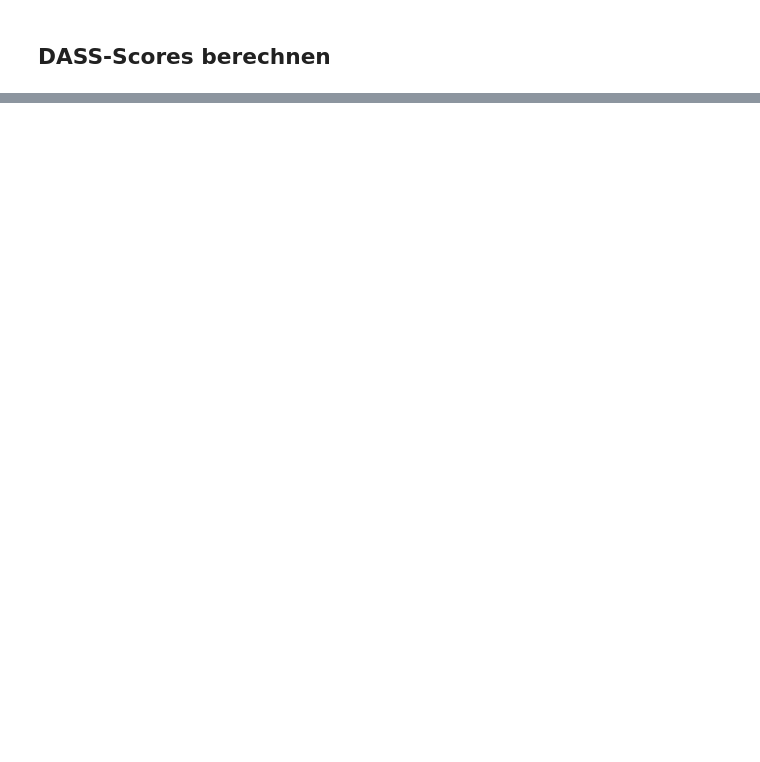
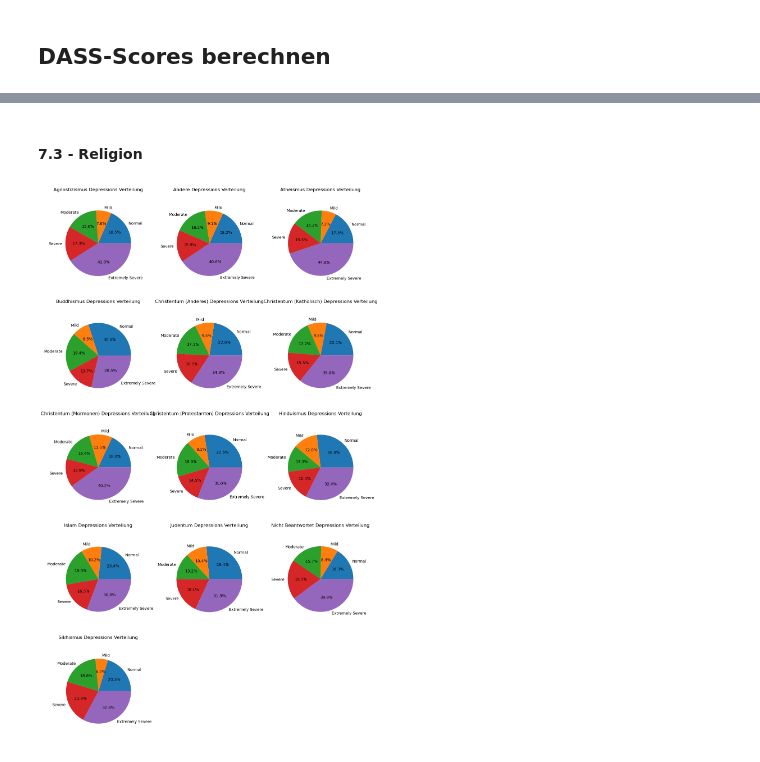
Before and after one commit to wi21b030/Mental-Health, a Jupyter notebook: Mental-Health.ipynb, the cells around one changed output, grey strips where cells are left out. Drawn from its saved outputs; the diff is of its cells as text; code cells hidden in the pictures; blank space fills up the shorter version.

```diff
--- a/Mental-Health.ipynb
+++ b/Mental-Health.ipynb
@@ -225,8 +277,7 @@ plt.show()
 ### Religion
 Es wird untersucht, wie das Religionsbekenntnis unter den Befragten verteilt ist. In einem ersten Schritt werden die Daten einfach ausgegeben.
 # %%
-religions = data['religion'].map({1:'Agnostiker',2:'Atheisten', 3:'Buddhisten', 4:'Christen(Katholisch)',
-            5:'Christ(Mormonen)',6: 'Christen(Protestanten)', 7:'Christen(Anderes)', 8:'Hindus',9: 'Juden', 10:'Muslime', 11:'Sikh',12: 'Andere'})
-
+religions = data['religion'].map({0:'Nicht Beantwortet', 1:'Agnostizismus',2:'Atheismus', 3:'Buddhismus', 4:'Christentum (Katholisch)',
+            5:'Christentum (Mormonen)',6: 'Christentum (Protestanten)', 7:'Christentum (Anderes)', 8:'Hinduismus',9: 'Judentum', 10:'Islam', 11:'Sikhismus',12: 'Andere'})
 rel_percent=religions.value_counts(normalize=True)*100
 print(rel_percent)
@@ -388,13 +482,16 @@ question_category_map = {
     'Q39A': 'Stress'
 }
 
-print(data.columns)
-
 depression_cols = ['Q3A', 'Q5A', 'Q10A', 'Q13A', 'Q16A', 'Q17A', 'Q21A', 'Q24A', 'Q26A', 'Q31A', 'Q34A', 'Q37A', 'Q38A', 'Q42A']
 anxiety_cols = ['Q2A', 'Q4A', 'Q7A', 'Q9A', 'Q15A', 'Q19A', 'Q20A', 'Q23A', 'Q25A', 'Q28A', 'Q30A', 'Q36A', 'Q40A', 'Q41A']
 stress_cols = ['Q1A', 'Q6A', 'Q8A', 'Q11A', 'Q12A', 'Q14A', 'Q18A', 'Q22A', 'Q27A', 'Q29A', 'Q32A', 'Q33A', 'Q35A', 'Q39A']
-data['Depression'] = data[depression_cols].sum(axis=1)-14
-data['Anxiety'] = data[anxiety_cols].sum(axis=1)-14
-data['Stress'] = data[stress_cols].sum(axis=1)-14
 
-print(data)
+columns_check = ['Depression','Anxiety','Stress','Depression Category','Anxiety Category','Stress Category']
+for column in columns_check:
+    if column not in data.columns:
+        data['Depression'] = data[depression_cols].sum(axis=1)-14
+        data['Anxiety'] = data[anxiety_cols].sum(axis=1)-14
+        data['Stress'] = data[stress_cols].sum(axis=1)-14
+        data['Depression Category'] = pd.cut(data['Depression'], bins=[-1, 9, 13, 20, 27, float('inf')], labels=['Normal', 'Mild', 'Moderate', 'Severe', 'Extremely Severe'])
+        data['Anxiety Category'] = pd.cut(data['Anxiety'], bins=[-1, 7, 9, 14, 19, float('inf')], labels=['Normal', 'Mild', 'Moderate', 'Severe', 'Extremely Severe'])
+        data['Stress Category'] = pd.cut(data['Stress'], bins=[-1, 14, 18, 25, 33, float('inf')], labels=['Normal', 'Mild', 'Moderate', 'Severe', 'Extremely Severe'])
@@ -425,0 +512,24 @@ plt.show()
+# %% [markdown]
+#### 7.3 - Religion
+# %%
+religion_depression_counts = data.groupby([religions, 'Depression Category']).size().unstack()
+num_rows = (len(religion_depression_counts) + 2) // 3
+fig, axes = plt.subplots(nrows=num_rows, ncols=3, figsize=(12, num_rows * 4))
+
+for i, religion in enumerate(religion_depression_counts.index):
+    counts = religion_depression_counts.loc[religion]
+    row = i // 3
+    col = i % 3
+    axes[row, col].pie(counts, labels=counts.index, autopct='%1.1f%%')
+    axes[row, col].set_title(f'{religion} Depressions Verteilung')
+    axes[row, col].axis('equal')
+
+for i in range(len(religion_depression_counts), num_rows * 3):
+    row = i // 3
+    col = i % 3
+    fig.delaxes(axes[row, col])
+
+fig.tight_layout()
+plt.show()
+# %% [output]
+[figure, added]
```
Also changed, not shown: parts of 41 cells of this notebook.
